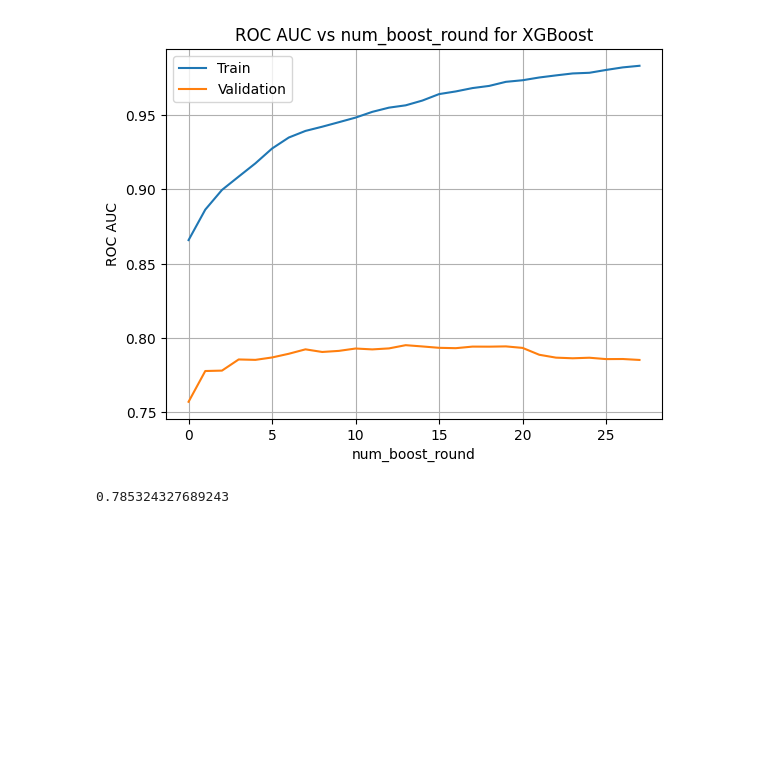
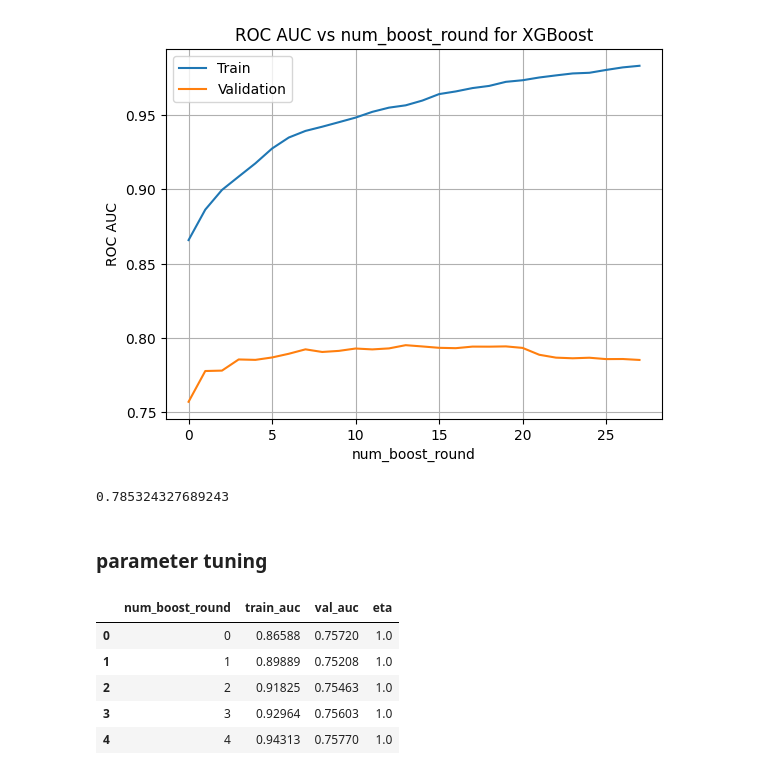
Before and after one commit to BALJAPALLIANSHUL/machine_learning_zoomcamp, a Jupyter notebook: 06-decision trees and ensemble learning/credit_risk_project.ipynb, the cells around one changed output. Cells and saved outputs as stored; diff of their text form; code cells hidden in the pictures; blank space fills up the shorter version.

```diff
--- a/06-decision trees and ensemble learning/credit_risk_project.ipynb
+++ b/06-decision trees and ensemble learning/credit_risk_project.ipynb
@@ -611,3 +601,5 @@ y_pred_xgb = xgb_model.predict(dval)
 roc_auc_score(target_val, y_pred_xgb)
 # %% [output]
 0.785324327689243
+# %% [markdown]
+### parameter tuning
@@ -613,0 +634,9 @@ roc_auc_score(target_val, y_pred_xgb)
+# %%
+df_xgb_full.head()
+# %% [output]
+|  | num_boost_round | train_auc | val_auc | eta |
+| 0 | 0 | 0.86588 | 0.75720 | 1.0 |
+| 1 | 1 | 0.89889 | 0.75208 | 1.0 |
+| 2 | 2 | 0.91825 | 0.75463 | 1.0 |
+| 3 | 3 | 0.92964 | 0.75603 | 1.0 |
+| 4 | 4 | 0.94313 | 0.75770 | 1.0 |
```
Also changed, not shown: parts of 26 cells of this notebook.
